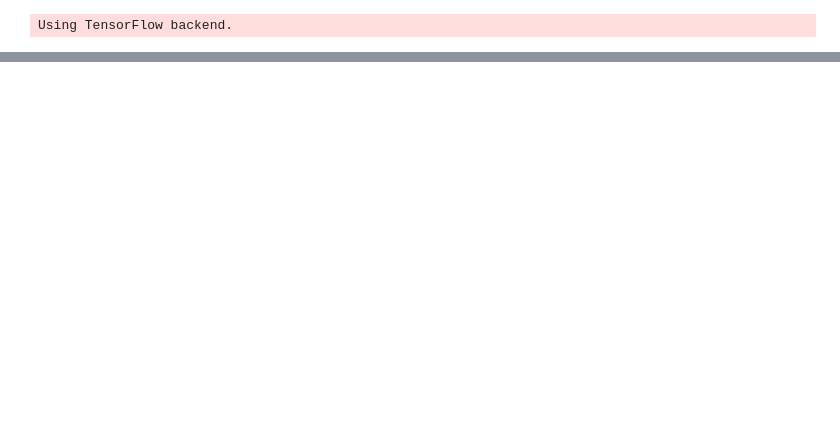
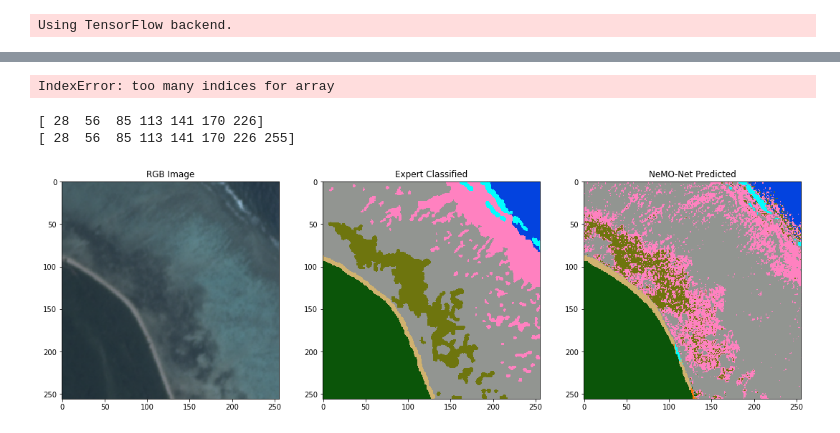
Before and after one commit to NASA-NeMO-Net/NeMO-Net, a Jupyter notebook: CNN/Jarrett_DataManipulation.ipynb, the cells around one changed output, grey strips where cells are left out. Drawn from its saved outputs; the diff is of its cells as text; code cells hidden in the pictures; blank space fills up the shorter version.

```diff
--- a/CNN/Jarrett_DataManipulation.ipynb
+++ b/CNN/Jarrett_DataManipulation.ipynb
@@ -95,0 +172,62 @@ coralutils.transform_RGB2Gray(finalpath_truthmap, Graypath, cmap_Ved, json_data[
+# %%
+# filepath = "/home/asli/NeMO-Test/NeMO-NET/Images/Alan_TestSet/Truthmap_RGB/Coral_00000000.png"
+filepath = "/home/asli/NeMO-Test/NeMO-NET/Images/Alan_TestSet/Patches_BGR/Coral_00000019.png"
+Fijitest = coralutils.CoralData(filepath, load_type="cv2")
+
+patch_R = Fijitest.image[:,:,2]
+patch_G = Fijitest.image[:,:,1]
+patch_B = Fijitest.image[:,:,0]
+patch_R[patch_R > 255] = 255
+patch_G[patch_G > 255] = 255
+patch_B[patch_B > 255] = 255
+
+Fiji_RGB = np.rollaxis(np.asarray([patch_R, patch_G, patch_B], dtype=np.uint8),0,3)
+Fiji_RGB[Fiji_RGB > 255] = 255
+
+fig = plt.figure(1,figsize=(20,7))
+ax = plt.subplot(1,2,1)
+ax.imshow(Fiji_RGB)
+# %% [output]
+IndexError: too many indices for array
+# %%
+cmap_Ved = colors.ListedColormap(['xkcd:pink', 'xkcd:grey', 'xkcd:tan', 'xkcd:olive', 'xkcd:forest', 'xkcd:blue',
+                                'xkcd:lilac', 'xkcd:cyan', 'xkcd:orange'])
+bounds = [i+0.5 for i in range(10)]
+norm = colors.BoundaryNorm([b+0.5 for b in bounds], cmap_Ved.N)
+
+imagefile = "Coral_00000019.png"
+imagepath = "/home/asli/NeMO-Test/NeMO-NET/Images/Alan_TestSet/Patches_BGR/" + imagefile
+truthpath = "/home/asli/NeMO-Test/NeMO-NET/Images/Alan_TestSet/Truthmap_Gray/" + imagefile
+nemopath = "/home/asli/NeMO-Test/NeMO-NET/Images/Alan_TestSet/NeMOmap_Gray/" + imagefile
+lofpath = "/home/asli/NeMO-Test/NeMO-NET/Images/Alan_TestSet/LOFmap_Gray/" + imagefile
+nemoimage = np.asarray(cv2.imread(nemopath, cv2.IMREAD_UNCHANGED), dtype=np.uint8)
+grayimage = np.asarray(cv2.imread(truthpath, cv2.IMREAD_UNCHANGED), dtype=np.uint8)
+RGBimage = np.asarray(cv2.imread(imagepath, cv2.IMREAD_UNCHANGED), dtype=np.uint8)
+
+fig = plt.figure(2,figsize=(25,7))
+ax = plt.subplot(1,4,1)
+ax.title.set_text('RGB Image')
+ax.imshow(RGBimage[:,:,2::-1])
+
+ax = plt.subplot(1,4,2)
+# ax.imshow(grayimage, cmap='gray', vmin=0, vmax=255)
+ax.title.set_text('Expert Classified')
+ax.imshow(np.round(grayimage.astype(np.float32)*3/85), interpolation='nearest', cmap=cmap_Ved, norm=norm)
+print(np.unique(grayimage))
+
+ax = plt.subplot(1,4,3)
+ax.title.set_text('NeMO-Net Predicted')
+ax.imshow(np.round(nemoimage.astype(np.float32)*3/85), interpolation='nearest', cmap=cmap_Ved, norm=norm)
+print(np.unique(nemoimage))
+
+if os.path.exists(lofpath):
+    LOFimage = np.asarray(cv2.imread(lofpath, cv2.IMREAD_UNCHANGED), dtype=np.uint8)
+    ax = plt.subplot(1,4,4)
+    ax.title.set_text('LOF Map')
+    ax.imshow(np.round(LOFimage.astype(np.float32)*3/85), interpolation='nearest', cmap=cmap_Ved, norm=norm)
+    print(np.unique(LOFimage))
+plt.show()
+# %% [output]
+[ 28  56  85 113 141 170 226]
+[ 28  56  85 113 141 170 226 255]
+[figure, added]
```
Also changed, not shown: parts of 7 cells of this notebook.
